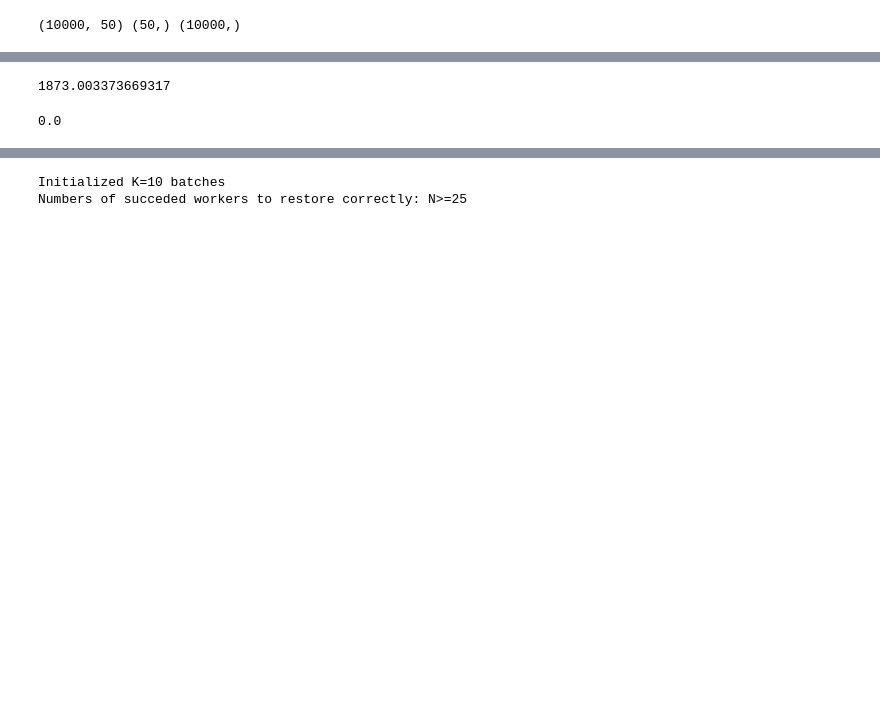
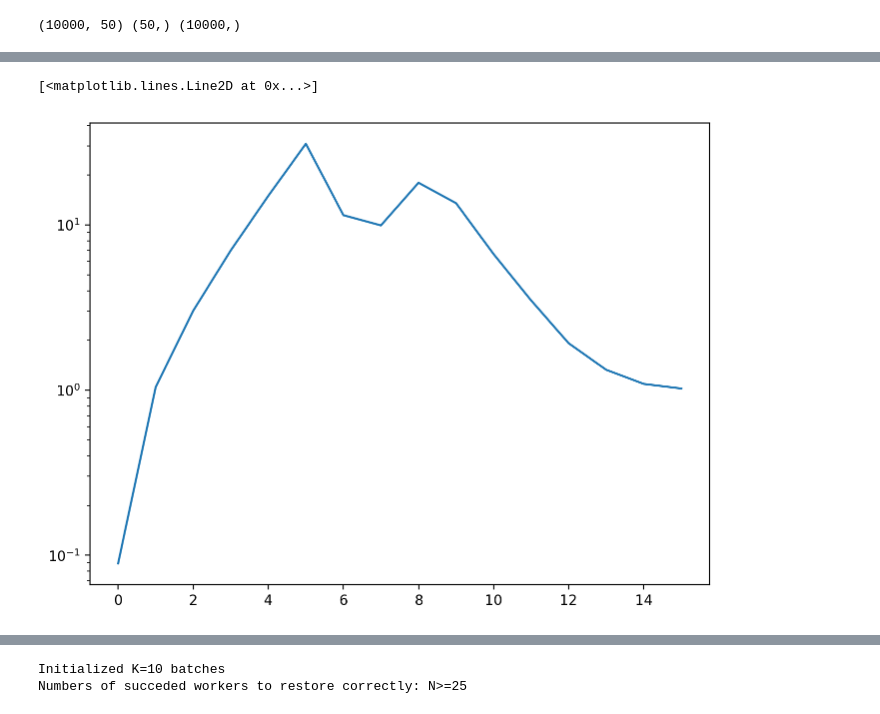
Before and after one commit to Fr0do/lcc_fl, a Jupyter notebook: lcc_linreg.ipynb, the cells around one changed output, grey strips where cells are left out. Saved outputs shown, nothing was run; the diff lists cells and outputs as text; code cells hidden in the pictures; blank space fills up the shorter version.

Commit message:
oracle fixes

```diff
--- a/lcc_linreg.ipynb
+++ b/lcc_linreg.ipynb
@@ -455,25 +119,33 @@ class ALCCLeastSquaresOracle(BaseSmoothOracle):
 # %%
-# X_train = np.random.randint(low, high, size=(num_samples, num_features))
-# y_train = np.random.randint(low, high, size=(num_samples, 1))
+X_train = np.random.randn(num_samples, num_features)
+y_train = np.random.randn(num_samples, 1)
 
-num_workers = 30
+num_workers = 15
 num_stragglers = 5
-security_guarantee = 2
-privacy_guarantee = 0
-precision = 5  # no quantization
+security_guarantee = 0
+privacy_guarantee = 2
 prime_number = 2**25 - 39
 fit_intercept = False
 
-oracle = LCCLeastSquaresOracle(
-    X_train,
-    y_train,
-    prime_number,
-    num_workers=num_workers,
-    num_stragglers=num_stragglers,
-    security_guarantee=security_guarantee,
-    privacy_guarantee=privacy_guarantee,
-    precision=precision,
-    fit_intercept=fit_intercept,
-)
+precisions = np.arange(16)
+
+rel_errors = []
+
+for precision in precisions:
+
+    oracle = oracles.LCCLeastSquaresOracle(
+        X_train,
+        y_train,
+        prime_number,
+        num_workers=num_workers,
+        num_stragglers=num_stragglers,
+        security_guarantee=security_guarantee,
+        privacy_guarantee=privacy_guarantee,
+        precision=precision,
+        fit_intercept=fit_intercept,
+    )
+    true_mm = oracle.debug_matmul()
+    lcc_mm = oracle.matmul()
+    rel_errors.append(rel_err(lcc_mm, true_mm))
 # %% [output]
 Initialized K=10 batches
@@ -528,25 +168,5 @@ np.linalg.norm(X_decoded - oracle.X)
-# %%
-Xw = np.einsum(
-    "nmd,d->nm",
-    oracle.X_encoded[succeeded_workers],
-    lcc.quantize(random_weight, oracle.precision, oracle.prime_number),
-)
-Xw = np.mod(Xw, oracle.prime_number)
-Xw_decoded = np.mod(np.einsum("nk,nm->km", Uinv, Xw), oracle.prime_number)
-Xw_decoded = lcc.dequantize(Xw_decoded, oracle.precision, oracle.prime_number)
-Xw_decoded = Xw_decoded.reshape(-1)
-np.linalg.norm(Xw_decoded.real - oracle.X.dot(random_weight))
-# %% [output]
-1873.003373669317
-# %%
-XTX = np.einsum(
-    "nml,nmd->nld",
-    oracle.X_encoded[succeeded_workers],
-    oracle.X_encoded[succeeded_workers],
-)
-XTX = np.mod(XTX, oracle.prime_number)
-XTX_decoded = np.mod(np.einsum("nk,nld->ld", Uinv, XTX), oracle.prime_number)
-XTX_decoded = lcc.dequantize(XTX_decoded, oracle.precision, oracle.prime_number)
-np.linalg.norm(XTX_decoded - oracle.X.T.dot(oracle.X))
-# %% [output]
-0.0
+# %%
+plt.semilogy(precisions, rel_errors)
+# %% [output]
+[<matplotlib.lines.Line2D at 0x...>]
+[figure, added]
```
Also changed, not shown: parts of 36 cells of this notebook, 1 other file.
